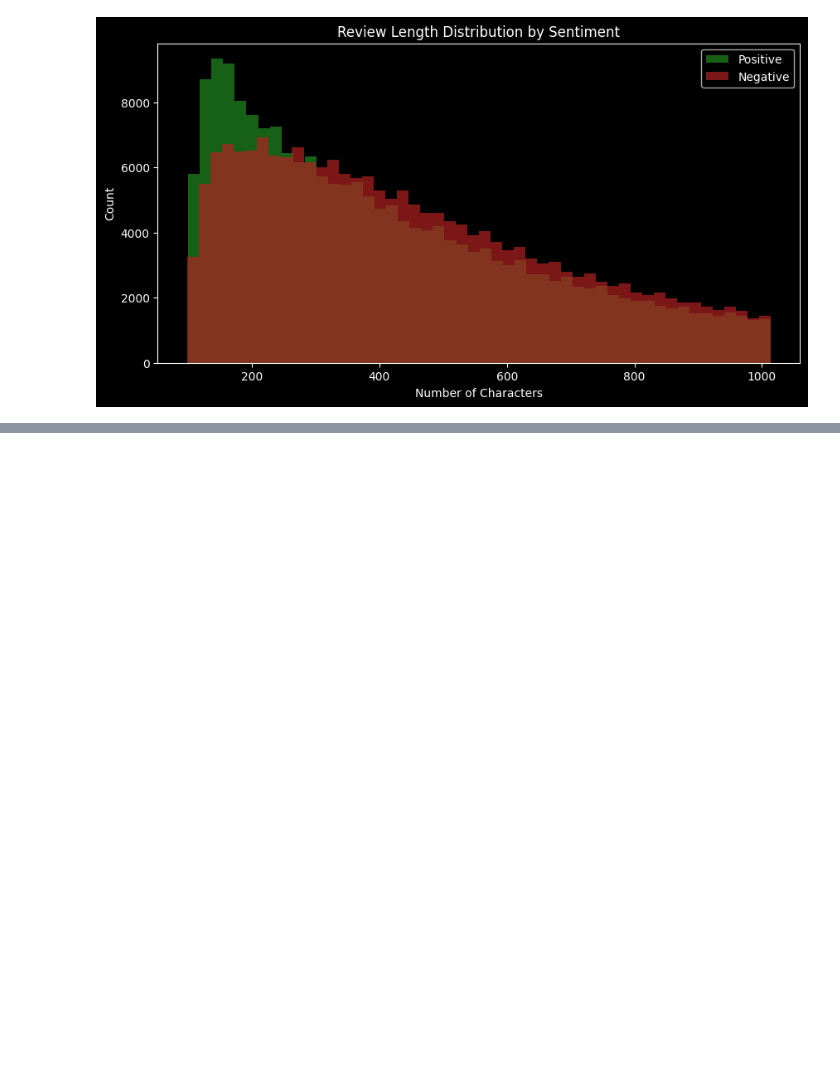
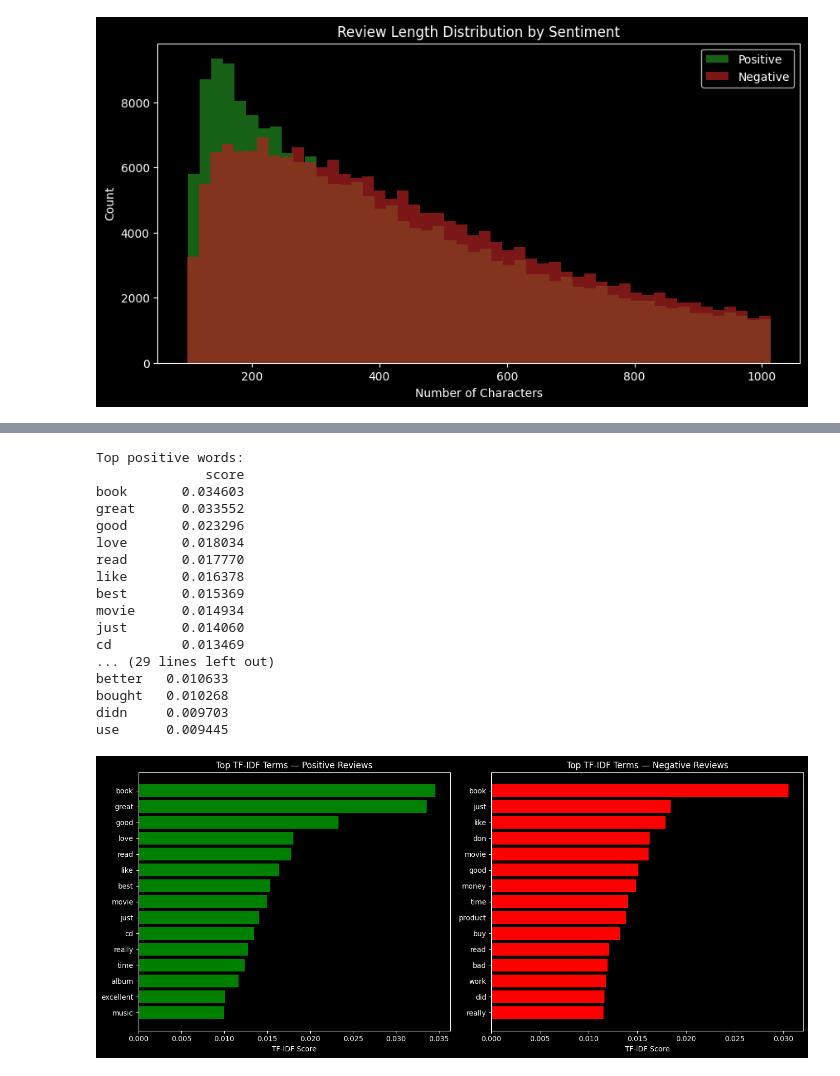
Before and after one commit to hersonn/sentimentml, a Jupyter notebook: amazon_reviews_eda.ipynb, the cells around one changed output, grey strips where cells are left out. Cells and saved outputs as stored; diff of their text form; code cells hidden in the pictures; blank space fills up the shorter version.

Commit message:
feat: Adding bigrams by sentiment analysis

```diff
--- a/amazon_reviews_eda.ipynb
+++ b/amazon_reviews_eda.ipynb
@@ -152,3 +161,78 @@ Top 20 Words in Positive Reviews:
 Top 20 Words in Negative Reviews:
 [('book', 105715), ('one', 78203), ('like', 60707), ('would', 58074), ('good', 48432), ('get', 44092), ('time', 40407), ('movie', 37008), ('even', 35462), ('read', 33166), ('buy', 32324), ('really', 3 ...
 [figure]
+# %%
+# EDA: Top TF-IDF terms by class
+# -----------------------------------
+# This analysis identifies the most discriminative words in positive vs negative reviews.
+# Unlike raw frequency counts, TF‑IDF highlights terms that are unique to each sentiment class.
+
+# Filter dataset by class
+positive = df[df["label"] == 2]["text_full"]
+negative = df[df["label"] == 1]["text_full"]
+
+# Create TF-IDF vectorizer (unigrams only for now)
+# min_df removes rare noise, max_df reduces extremely frequent neutral stopwords
+vectorizer = TfidfVectorizer(
+    max_df=0.85,
+    min_df=5,
+    stop_words="english"
+)
+
+# Fit on the entire dataset but transform per class
+vectorizer.fit(df["text_full"])
+pos_vec = vectorizer.transform(positive)
+neg_vec = vectorizer.transform(negative)
+
+# Convert to DataFrames for easier inspection
+feature_names = vectorizer.get_feature_names_out()
+
+pos_scores = pd.DataFrame(pos_vec.mean(axis=0).A1, index=feature_names, columns=["score"]) \
+    .sort_values("score", ascending=False)
+
+neg_scores = pd.DataFrame(neg_vec.mean(axis=0).A1, index=feature_names, columns=["score"]) \
+    .sort_values("score", ascending=False)
+
+print("\nTop positive words:")
+print(pos_scores.head(20))
+
+print("\nTop negative words:")
+print(neg_scores.head(20))
+
+top_n = 15
+
+# Reverse order so bars go from highest (top) to lowest (bottom)
+pos_plot_data = pos_scores.head(top_n).iloc[::-1]
+neg_plot_data = neg_scores.head(top_n).iloc[::-1]
+
+fig, axes = plt.subplots(1, 2, figsize=(14, 6))
+
+axes[0].barh(pos_plot_data.index, pos_plot_data.score, color="green")
+axes[0].set_title("Top TF-IDF Terms — Positive Reviews")
+axes[0].set_xlabel("TF-IDF Score")
+
+axes[1].barh(neg_plot_data.index, neg_plot_data.score, color="red")
+axes[1].set_title("Top TF-IDF Terms — Negative Reviews")
+axes[1].set_xlabel("TF-IDF Score")
+
+plt.tight_layout()
+plt.show()
+# %% [output]
+Top positive words:
+              score
+book       0.034603
+great      0.033552
+good       0.023296
+love       0.018034
+read       0.017770
+like       0.016378
+best       0.015369
+movie      0.014934
+just       0.014060
+cd         0.013469
+... (29 lines left out)
+better   0.010633
+bought   0.010268
+didn     0.009703
+use      0.009445
+[figure, added]
```
Also changed, not shown: parts of 4 cells of this notebook, 1 other file.
